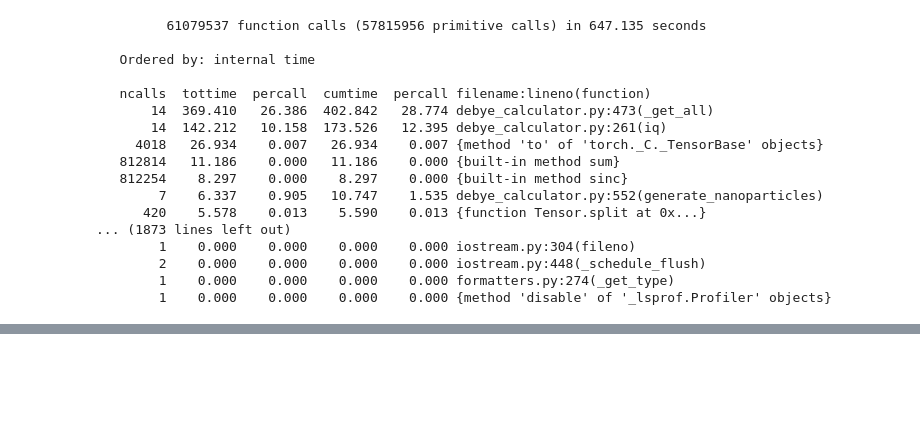
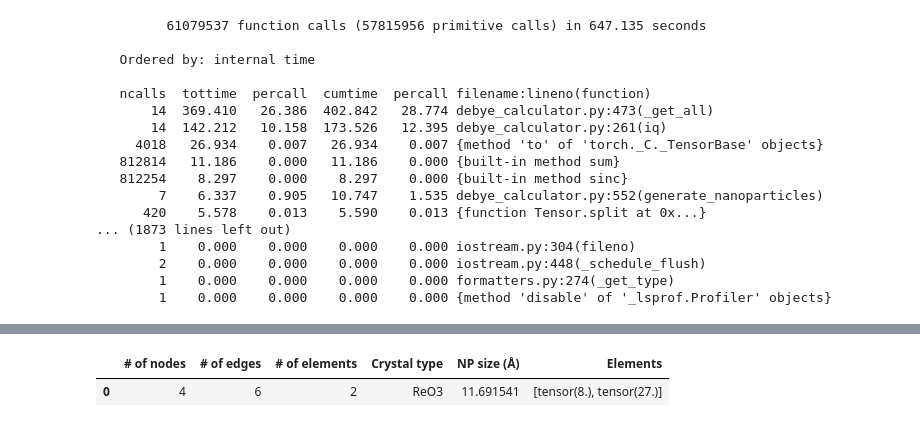
Before and after one commit to UlrikFriisJensen/CHILI, a Jupyter notebook: functionTesting.ipynb, the cells around one changed output, grey strips where cells are left out. Cells and saved outputs as stored; diff of their text form; code cells hidden in the pictures; blank space fills up the shorter version.

Commit message:
Working on statistics and fixing download bug

```diff
--- a/functionTesting.ipynb
+++ b/functionTesting.ipynb
@@ -60,4 +63,4 @@ Constructing graphs from cif files:
 # %%
 from Code.datasetClass import InOrgMatDatasets
 
-test = InOrgMatDatasets('DatasetTest', root='./Dataset/', force_update=False)
+test = InOrgMatDatasets('DatasetTest', root='./Dataset/', force_update=True)
@@ -66,3 +106,8 @@ test.get(15, data_split='train')
+# %%
+test.get_statistics(return_dataframe=True)
+# %% [output]
+|  | # of nodes | # of edges | # of elements | Crystal type | NP size (Å) | Elements |
+| 0 | 4 | 6 | 2 | ReO3 | 11.691541 | [tensor(8.), tensor(27.)] |
 # %%
 import Code.cifCleaning as cc
 import pandas as pd
```
Also changed, not shown: parts of 22 cells of this notebook, 2 other files.
